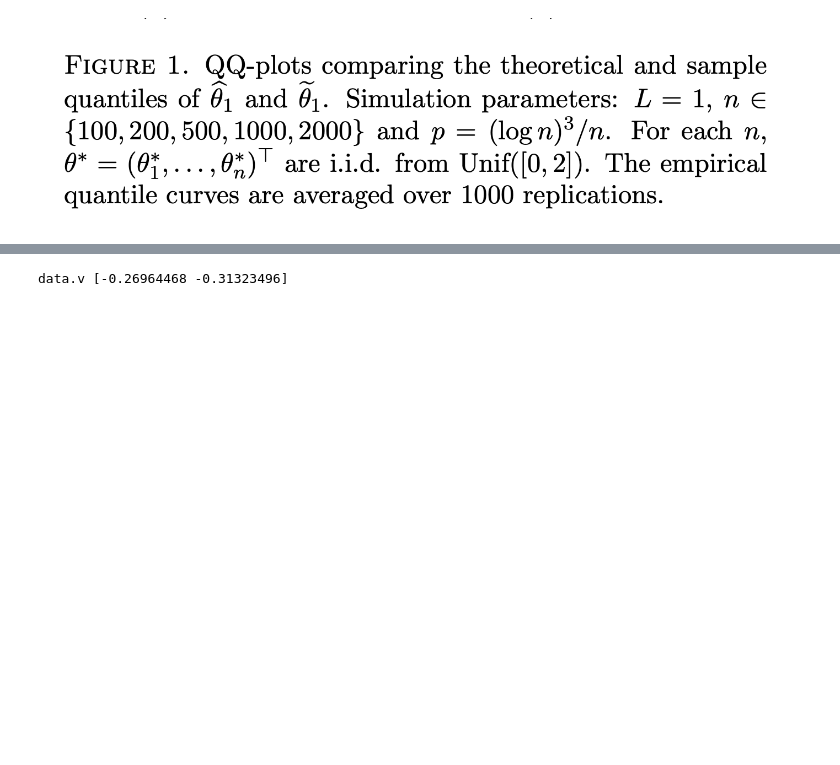
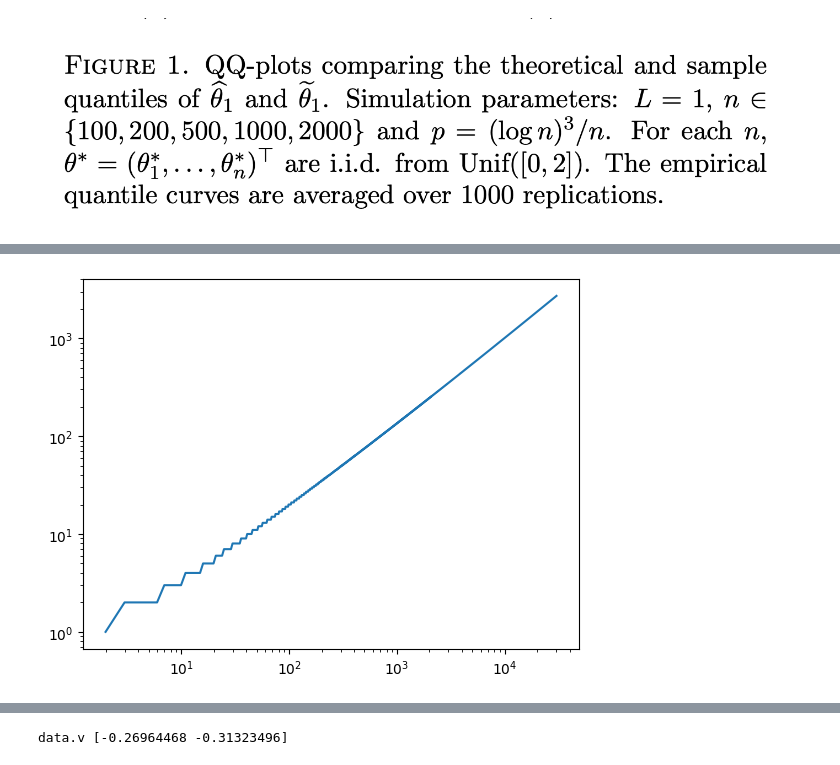
Before and after one commit to PankevichSergey/btl, a Jupyter notebook: exp.ipynb, the cells around one changed output, grey strips where cells are left out. Cells and saved outputs as stored; diff of their text form; code cells hidden in the pictures; blank space fills up the shorter version.

```diff
--- a/exp.ipynb
+++ b/exp.ipynb
@@ -19,0 +29,17 @@ from estimate import *
+# %%
+gamma = 0.9
+ds = np.array(range(2, 3000))
+best_ks = []
+best_vals = []
+for d in ds:
+    ks = np.array(range(1, d + 1))
+    values = np.log(ks) + gamma * (np.log(d) - np.log(ks))
+    values /= ks + gamma * (d - ks)
+    best_ks.append(np.argmax(values))
+    best_vals.append(values[best_ks[-1]])
+# %%
+plt.plot(ds, best_ks)
+plt.xscale("log")
+plt.yscale("log")
+# %% [output]
+[figure, added]
```
Also changed, not shown: parts of 22 cells of this notebook.
